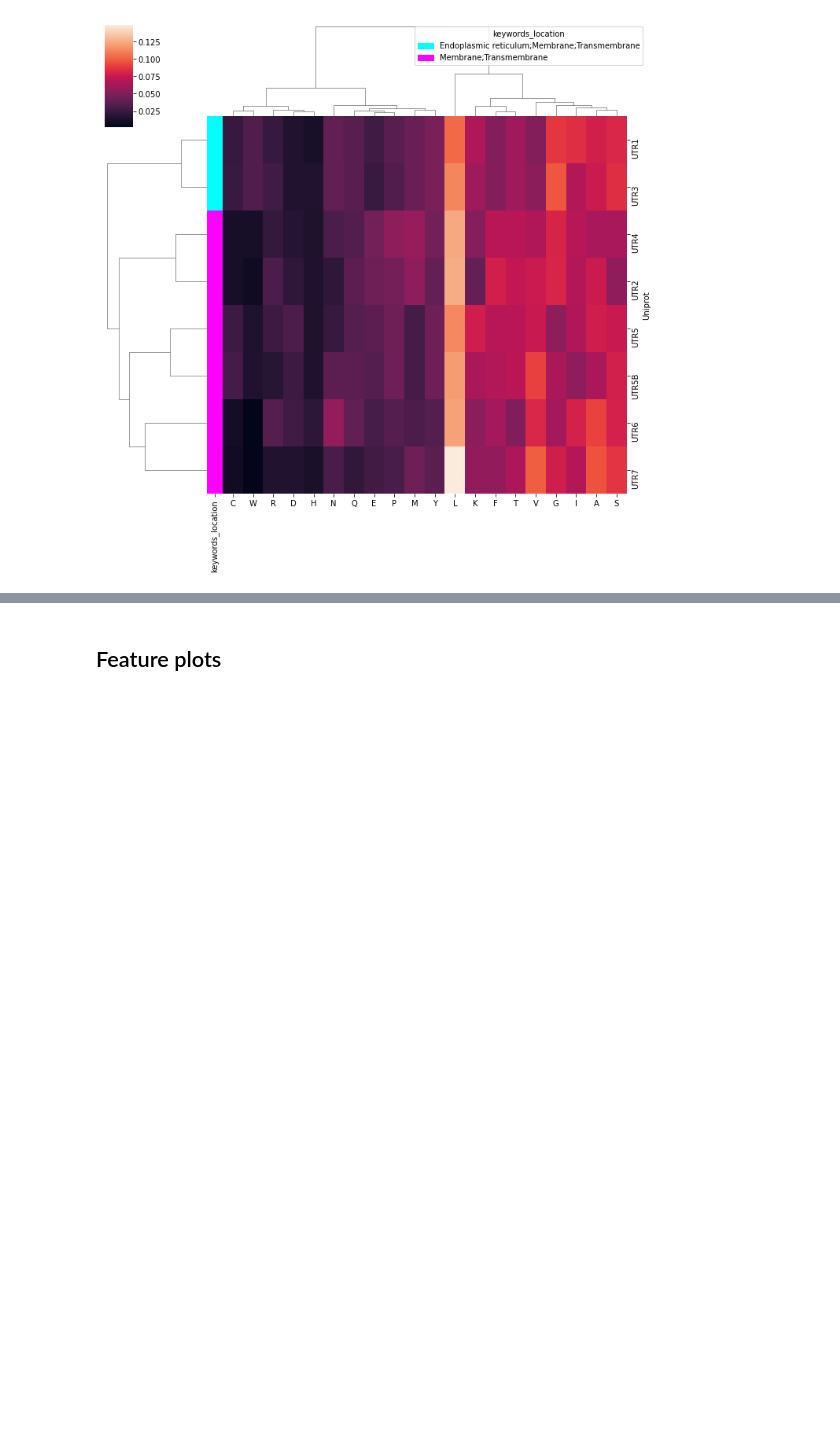
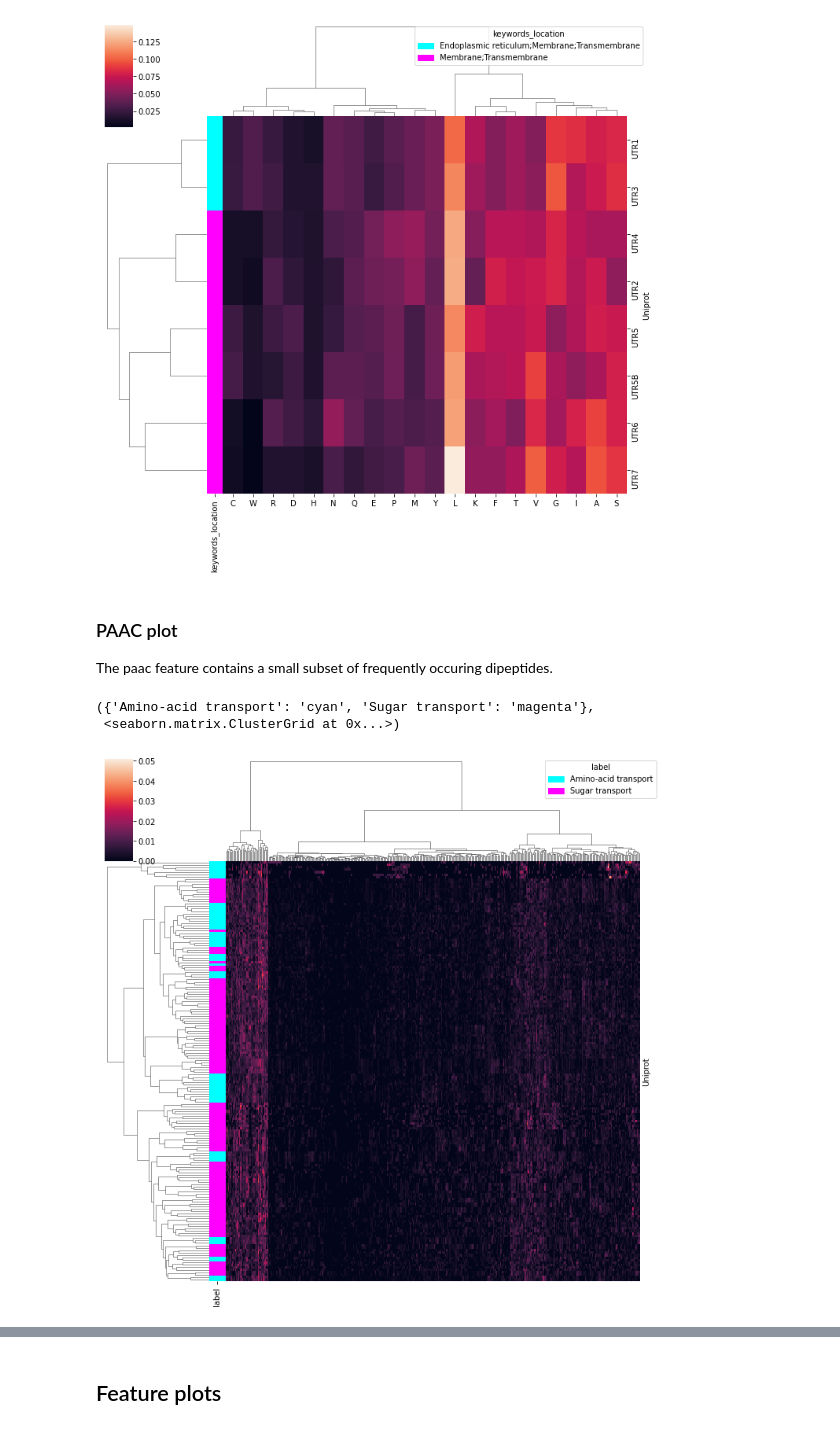
Before and after one commit to adenger/subpred3, a Jupyter notebook: notebooks/athaliana_01_outliers.ipynb, the cells around one changed output, grey strips where cells are left out. Saved outputs shown, nothing was run; the diff lists cells and outputs as text; code cells hidden in the pictures; blank space fills up the shorter version.

```diff
--- a/notebooks/athaliana_01_outliers.ipynb
+++ b/notebooks/athaliana_01_outliers.ipynb
@@ -262,3 +264,13 @@ labeled_clustermap(
   'Membrane;Transmembrane': 'magenta'},
  <seaborn.matrix.ClusterGrid at 0x...>)
 [figure]
+# %% [markdown]
+### PAAC plot
+
+The paac feature contains a small subset of frequently occuring dipeptides.
+# %%
+labeled_clustermap(df_paac, labels)
+# %% [output]
+({'Amino-acid transport': 'cyan', 'Sugar transport': 'magenta'},
+ <seaborn.matrix.ClusterGrid at 0x...>)
+[figure, added]
```
Also changed, not shown: parts of 4 cells of this notebook.
